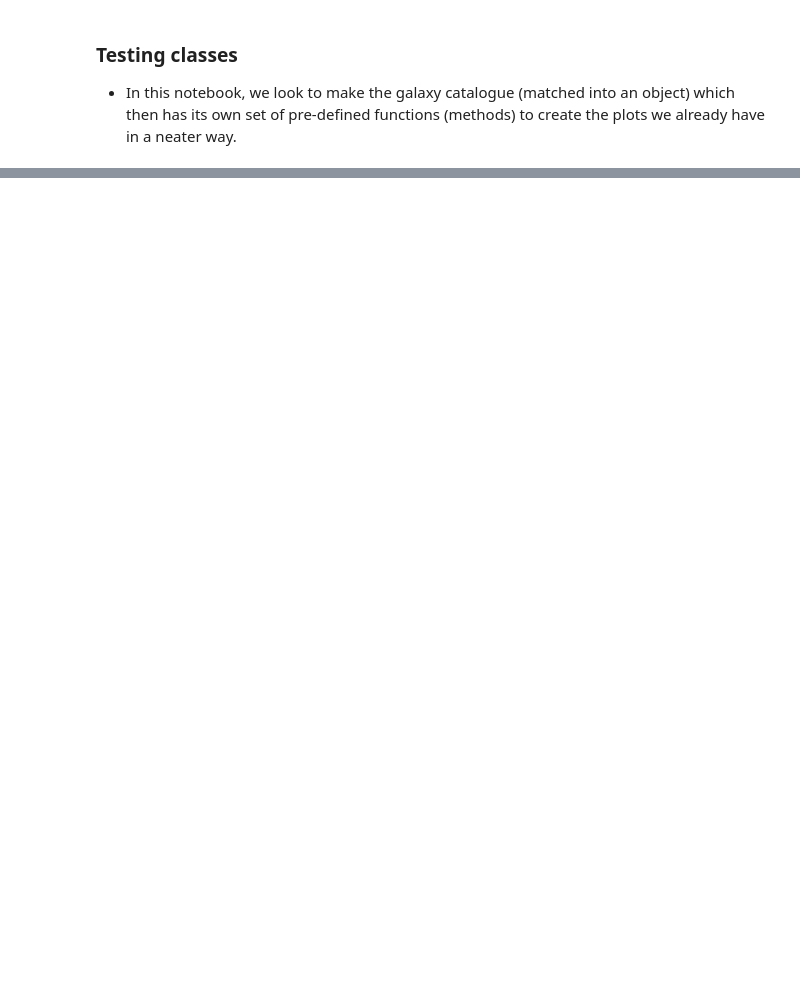
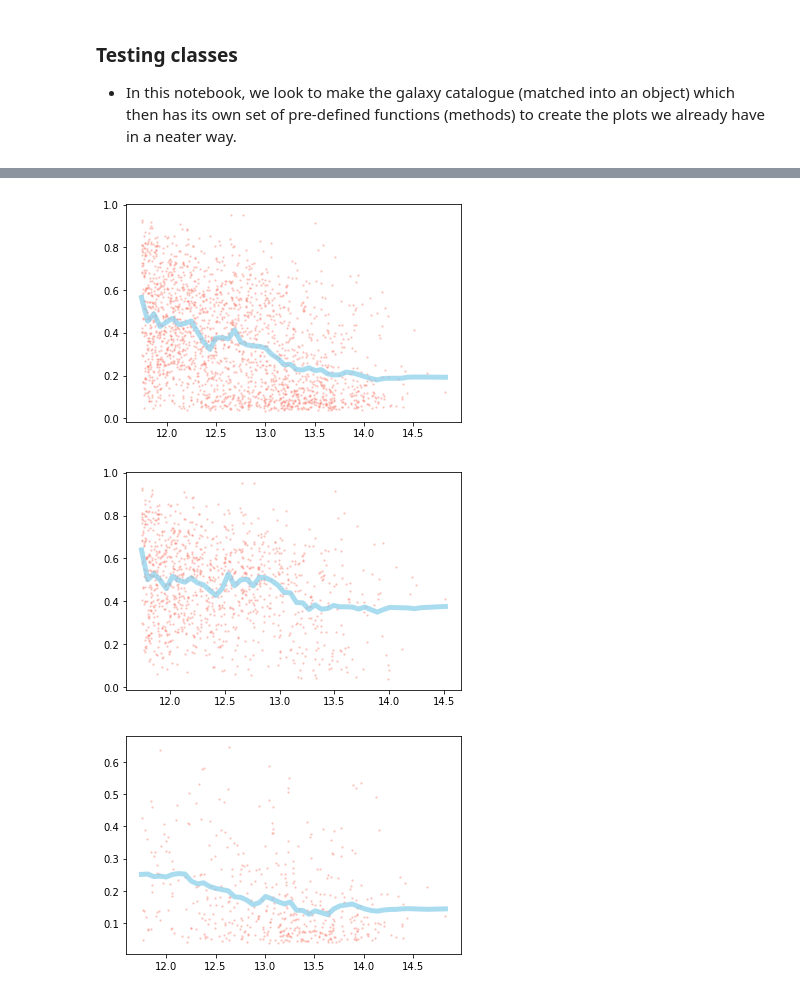
Before and after one commit to Chris-Duckworth/spin_bias, a Jupyter notebook: scripts/class_scripts/testing_classes.ipynb, the cells around one changed output, grey strips where cells are left out. Drawn from its saved outputs; the diff is of its cells as text; code cells hidden in the pictures; blank space fills up the shorter version.

```diff
--- a/scripts/class_scripts/testing_classes.ipynb
+++ b/scripts/class_scripts/testing_classes.ipynb
@@ -12,7 +12,23 @@ import imp
 imp.reload(catalog_init)
 imp.reload(catalog_process)
 imp.reload(catalog)
+import catalog_plot
+imp.reload(catalog_plot)
 from scipy.ndimage.filters import uniform_filter1d
 from scipy.interpolate import interp1d
 import matplotlib.pyplot as plt
 import copy
+import scipy.stats as stats
+
+inpath = '/Users/chrisduckworth/astronomy/projects/spin_bias/catalogues/'
+info = catalog.Catalog(inpath)
+info.match_to_cw(inpath)
+info.remove_satellites()
+
+ltg = copy.deepcopy(info) # creating copy of object instance.
+ltg.select_morphology('ltg')
+ltg.df.shape, info.df.shape
+
+etg = copy.deepcopy(info) # creating copy of object instance.
+etg.select_morphology('etg')
+etg.df.shape, info.df.shape
@@ -36,0 +88,8 @@ p = info.compute_expected_y("halo_mass_stel", "lambda_re", method='running_mean'
+# %%
+p_info = info.compute_expected_y("halo_mass_stel", "lambda_re", method='running_mean', n_neighbours=int(0.05*info.df.shape[0]) , return_plot=True)
+p_ltg = ltg.compute_expected_y("halo_mass_stel", "lambda_re", method='running_mean', n_neighbours=int(0.05*ltg.df.shape[0]) , return_plot=True)
+p_etg = etg.compute_expected_y("halo_mass_stel", "lambda_re", method='running_mean', n_neighbours=int(0.05*ltg.df.shape[0]) , return_plot=True)
+# %% [output]
+[figure, added]
+[figure, added]
+[figure, added]
```
Also changed, not shown: parts of 10 cells of this notebook, 4 other files.
